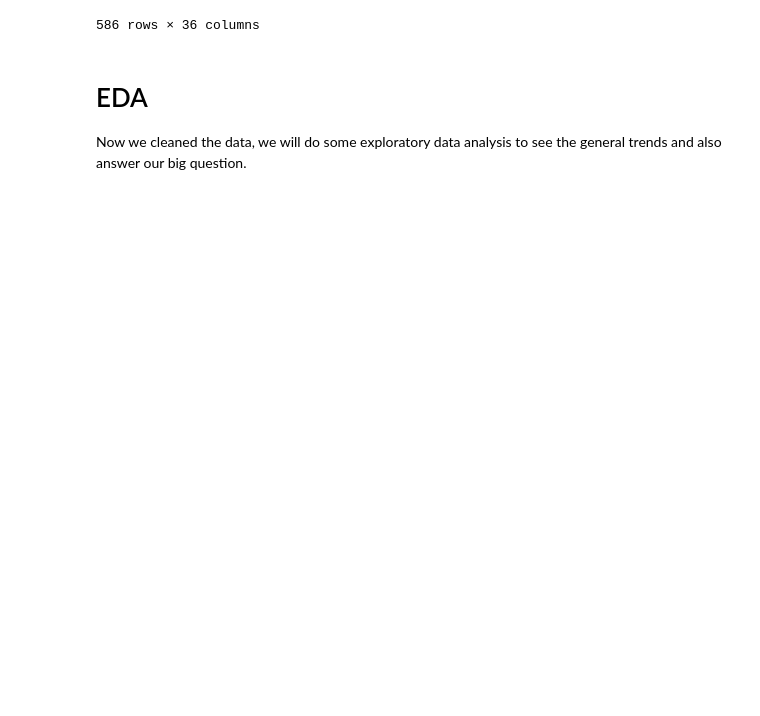
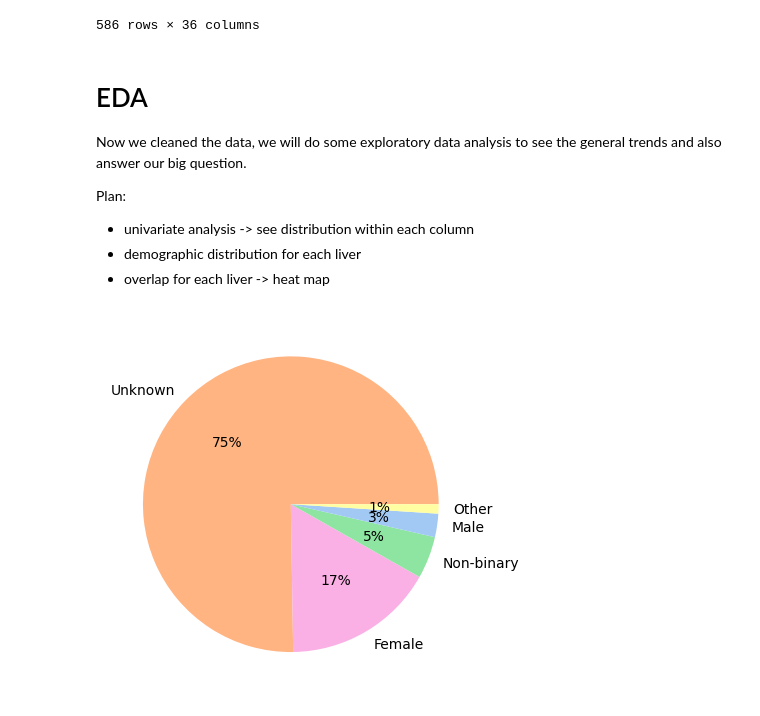
Before and after one commit to gkao25/nijiEN_fanbase_overlap, a Jupyter notebook: code.ipynb, the cells around one changed output. Cells and saved outputs as stored; diff of their text form; code cells hidden in the pictures; blank space fills up the shorter version.

```diff
--- a/code.ipynb
+++ b/code.ipynb
@@ -359,3 +361,16 @@ data.to_csv('data/cleaned_data.csv')
 # EDA
 
 Now we cleaned the data, we will do some exploratory data analysis to see the general trends and also answer our big question.
+
+Plan:
+- univariate analysis -> see distribution within each column
+- demographic distribution for each liver
+- overlap for each liver -> heat map
+# %%
+# pie chart for gender
+colors = ['#ffb482', '#fab0e4', '#8de5a1', '#a1c9f4', '#fffea3']
+ratios = data['Gender'].value_counts() / len(data)
+plt.pie(ratios, labels = ['Unknown', 'Female', 'Non-binary', 'Male', 'Other'], colors = colors, autopct='%.0f%%')
+plt.show()
+# %% [output]
+[figure, added]
```
Also changed, not shown: parts of 3 cells of this notebook, 1 other file.
